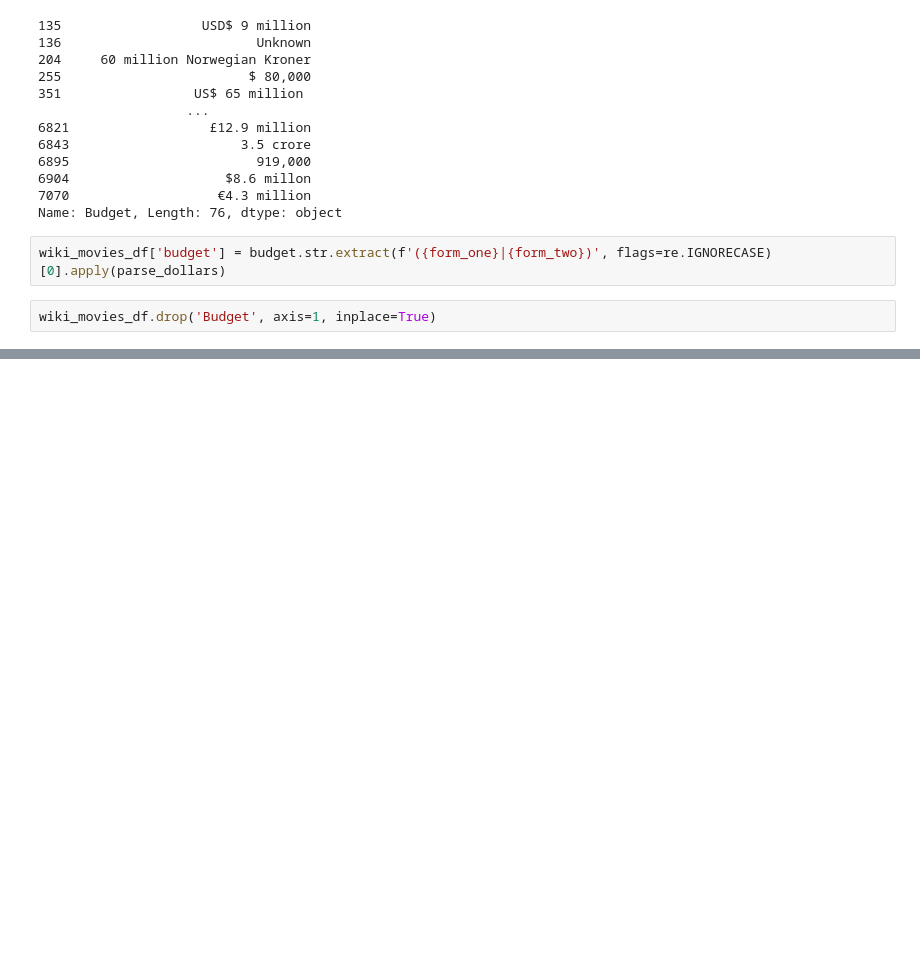
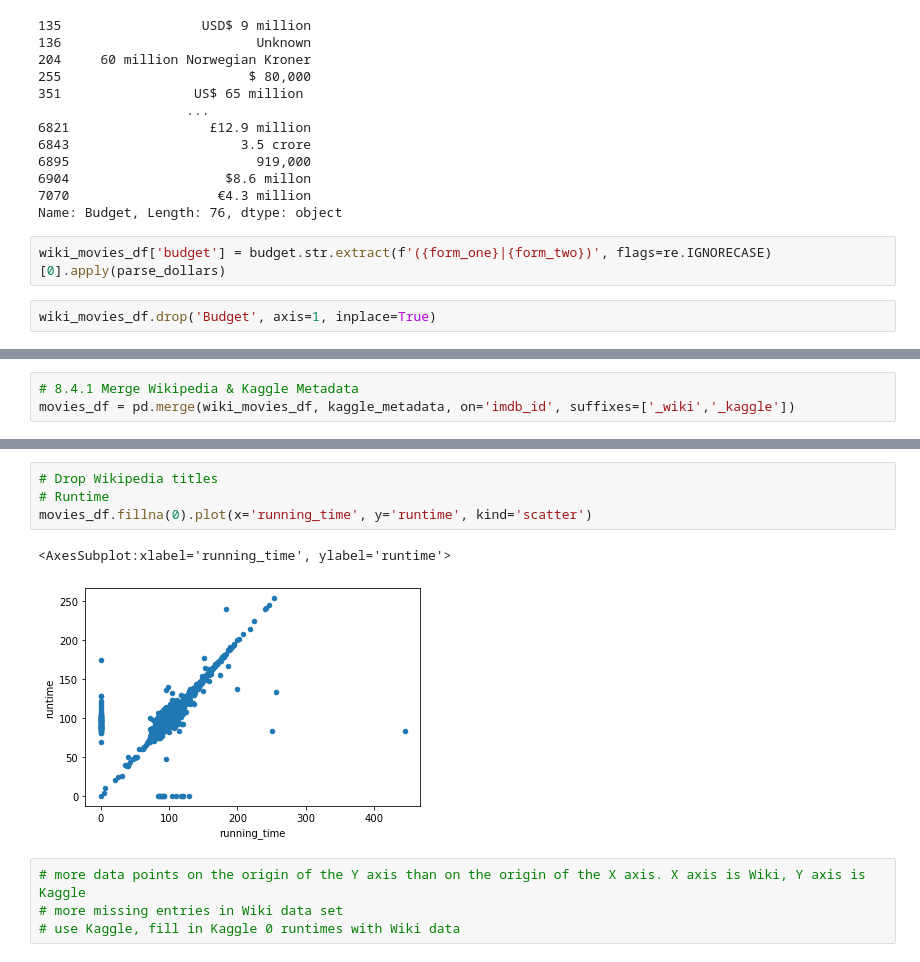
Before and after one commit to andrewykin/Movies-ETL, a Jupyter notebook: Movies_ETL_Module.ipynb, the cells around one changed output, grey strips where cells are left out. Cells and saved outputs as stored; diff of their text form; blank space fills up the shorter version.

```diff
--- a/Movies_ETL_Module.ipynb
+++ b/Movies_ETL_Module.ipynb
@@ -703,0 +702,3 @@ Name: rating, dtype: float64
+# %%
+# 8.4.1 Merge Wikipedia & Kaggle Metadata
+movies_df = pd.merge(wiki_movies_df, kaggle_metadata, on='imdb_id', suffixes=['_wiki','_kaggle'])
@@ -703,0 +744,11 @@ Name: rating, dtype: float64
+# %%
+# Drop Wikipedia titles
+# Runtime
+movies_df.fillna(0).plot(x='running_time', y='runtime', kind='scatter')
+# %% [output]
+<AxesSubplot:xlabel='running_time', ylabel='runtime'>
+[figure, added]
+# %%
+# more data points on the origin of the Y axis than on the origin of the X axis. X axis is Wiki, Y axis is Kaggle
+# more missing entries in Wiki data set
+# use Kaggle, fill in Kaggle 0 runtimes with Wiki data
```
Also changed, not shown: parts of 69 cells of this notebook.
